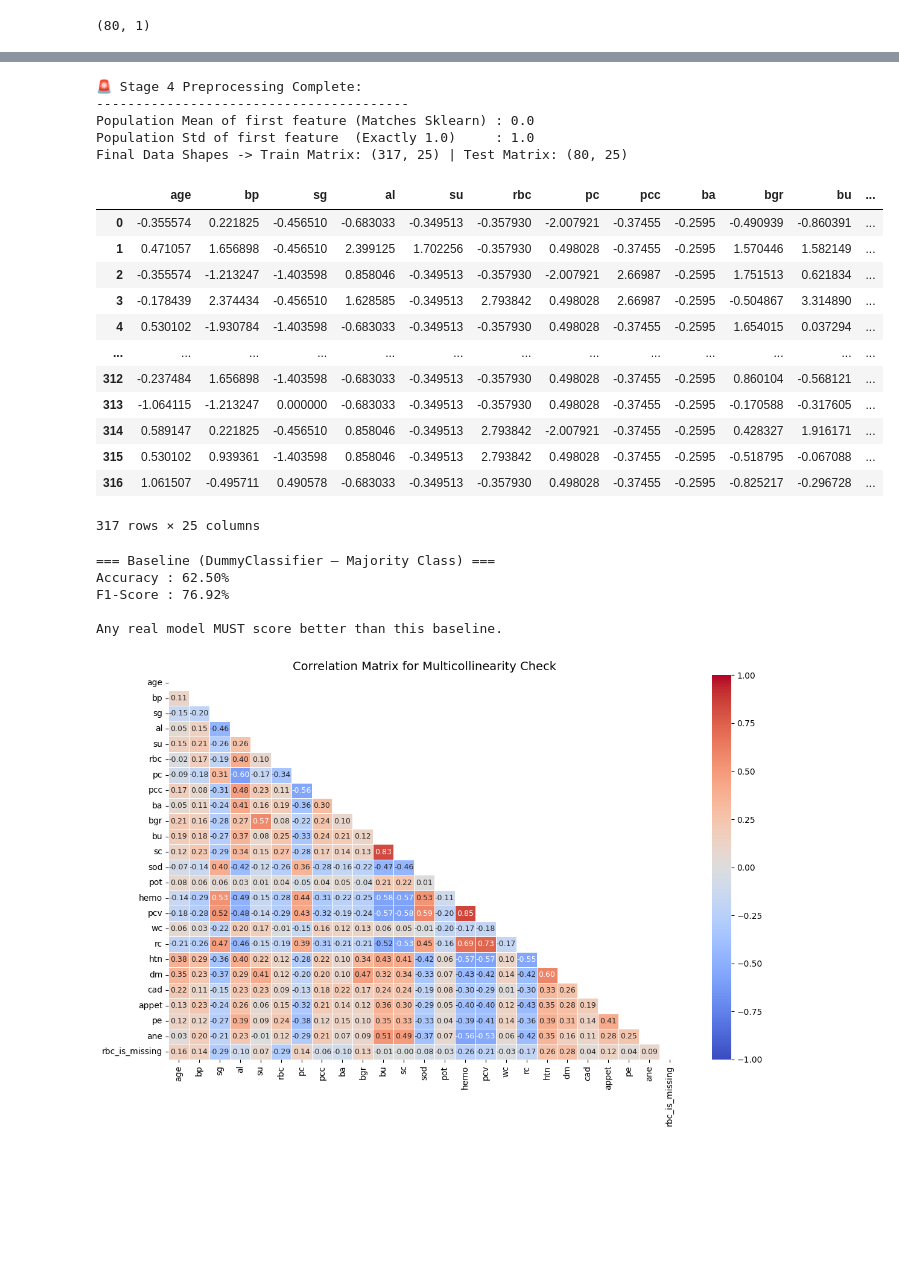
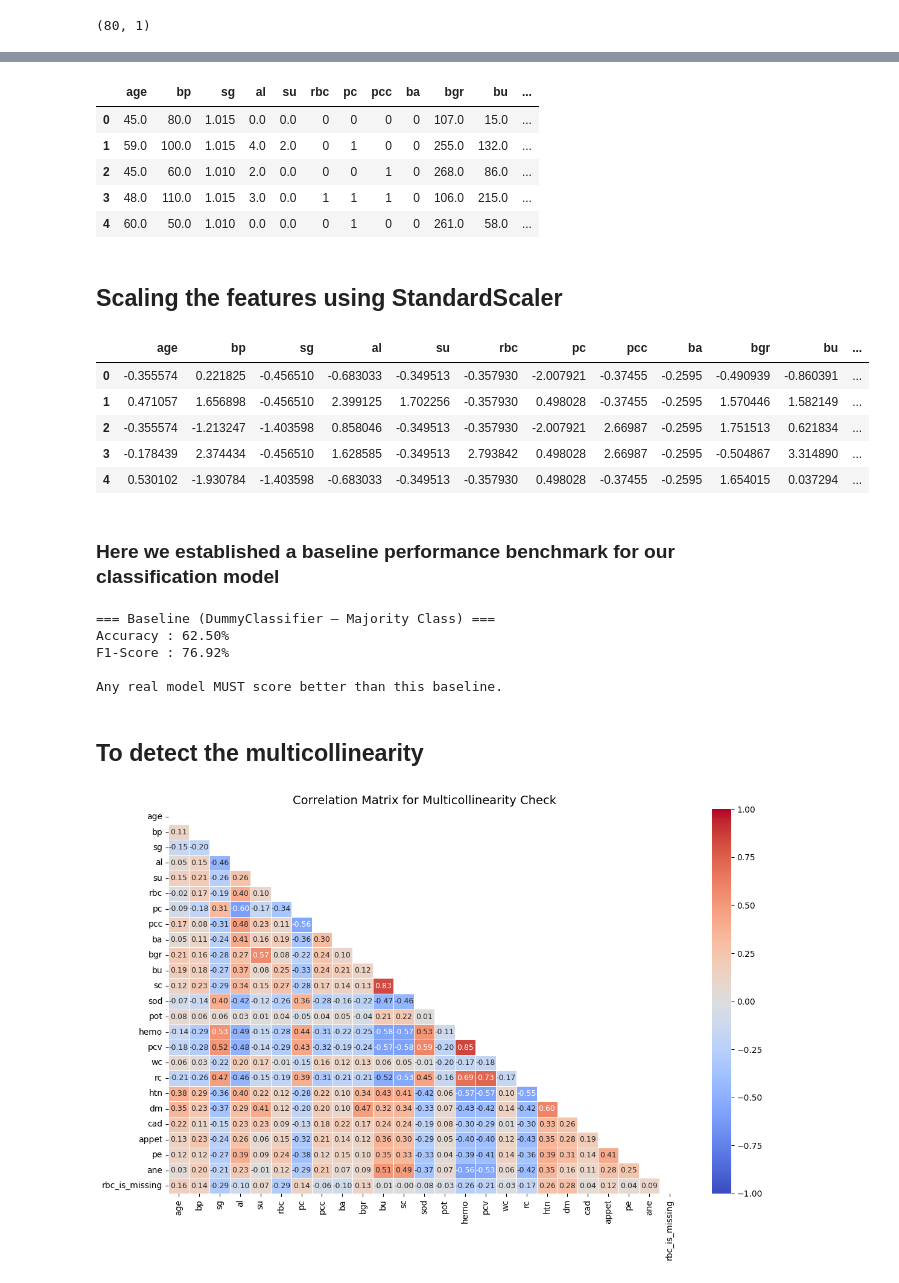
Before and after one commit to ShabeebMhd/CKD_Capstone-Project, a Jupyter notebook: 4. Feature Selection and Model Creation/Feature Selection and Model Creation.ipynb, the cells around one changed output, grey strips where cells are left out. Drawn from its saved outputs; the diff is of its cells as text; code cells hidden in the pictures; blank space fills up the shorter version.

```diff
--- a/4. Feature Selection and Model Creation/Feature Selection and Model Creation.ipynb
+++ b/4. Feature Selection and Model Creation/Feature Selection and Model Creation.ipynb
@@ -130,3 +105,14 @@ print(f"✓ Operational Matrix Dimensions -> Test shape  : {X_test_encoded.shape
+# %%
+X_train_encoded.head()
+# %% [output]
+|  | age | bp | sg | al | su | rbc | pc | pcc | ba | bgr | bu | ... |
+| 0 | 45.0 | 80.0 | 1.015 | 0.0 | 0.0 | 0 | 0 | 0 | 0 | 107.0 | 15.0 | ... |
+| 1 | 59.0 | 100.0 | 1.015 | 4.0 | 2.0 | 0 | 1 | 0 | 0 | 255.0 | 132.0 | ... |
+| 2 | 45.0 | 60.0 | 1.010 | 2.0 | 0.0 | 0 | 0 | 1 | 0 | 268.0 | 86.0 | ... |
+| 3 | 48.0 | 110.0 | 1.015 | 3.0 | 0.0 | 1 | 1 | 1 | 0 | 106.0 | 215.0 | ... |
+| 4 | 60.0 | 50.0 | 1.010 | 0.0 | 0.0 | 0 | 1 | 0 | 0 | 261.0 | 58.0 | ... |
+# %% [markdown]
+## Scaling the features using StandardScaler
 # %%
 from sklearn.preprocessing import StandardScaler
 
@@ -146,40 +132,17 @@ X_test_scaled = pd.DataFrame(
     columns=X_test_encoded.columns,
     index=X_test_encoded.index
 )
-
-# ==========================================
-# 4. BULLETPROOF POPULATION SCALE VERIFICATION
-# ==========================================
-print("🚨 Stage 4 Preprocessing Complete:")
-print("-" * 40)
-
-# Using np.mean and np.std calculates population statistics matching Scikit-Learn exactly
-first_col_array = X_train_scaled.iloc[:, 0].to_numpy()
-print("Population Mean of first feature (Matches Sklearn) :", round(np.mean(first_col_array), 4))
-print("Population Std of first feature  (Exactly 1.0)     :", round(np.std(first_col_array), 4))
-print(f"Final Data Shapes -> Train Matrix: {X_train_scaled.shape} | Test Matrix: {X_test_scaled.shape}")
-# %% [output]
-🚨 Stage 4 Preprocessing Complete:
-----------------------------------------
-Population Mean of first feature (Matches Sklearn) : 0.0
-Population Std of first feature  (Exactly 1.0)     : 1.0
-Final Data Shapes -> Train Matrix: (317, 25) | Test Matrix: (80, 25)
 # %%
-X_train_scaled
+X_train_scaled.head()
 # %% [output]
 |  | age | bp | sg | al | su | rbc | pc | pcc | ba | bgr | bu | ... |
 | 0 | -0.355574 | 0.221825 | -0.456510 | -0.683033 | -0.349513 | -0.357930 | -2.007921 | -0.37455 | -0.2595 | -0.490939 | -0.860391 | ... |
 | 1 | 0.471057 | 1.656898 | -0.456510 | 2.399125 | 1.702256 | -0.357930 | 0.498028 | -0.37455 | -0.2595 | 1.570446 | 1.582149 | ... |
 | 2 | -0.355574 | -1.213247 | -1.403598 | 0.858046 | -0.349513 | -0.357930 | -2.007921 | 2.66987 | -0.2595 | 1.751513 | 0.621834 | ... |
 | 3 | -0.178439 | 2.374434 | -0.456510 | 1.628585 | -0.349513 | 2.793842 | 0.498028 | 2.66987 | -0.2595 | -0.504867 | 3.314890 | ... |
 | 4 | 0.530102 | -1.930784 | -1.403598 | -0.683033 | -0.349513 | -0.357930 | 0.498028 | -0.37455 | -0.2595 | 1.654015 | 0.037294 | ... |
-| ... | ... | ... | ... | ... | ... | ... | ... | ... | ... | ... | ... | ... |
-| 312 | -0.237484 | 1.656898 | -1.403598 | -0.683033 | -0.349513 | -0.357930 | 0.498028 | -0.37455 | -0.2595 | 0.860104 | -0.568121 | ... |
-| 313 | -1.064115 | -1.213247 | 0.000000 | -0.683033 | -0.349513 | -0.357930 | 0.498028 | -0.37455 | -0.2595 | -0.170588 | -0.317605 | ... |
-| 314 | 0.589147 | 0.221825 | -0.456510 | 0.858046 | -0.349513 | 2.793842 | -2.007921 | -0.37455 | -0.2595 | 0.428327 | 1.916171 | ... |
-| 315 | 0.530102 | 0.939361 | -1.403598 | 0.858046 | -0.349513 | 2.793842 | 0.498028 | -0.37455 | -0.2595 | -0.518795 | -0.067088 | ... |
-| 316 | 1.061507 | -0.495711 | 0.490578 | -0.683033 | -0.349513 | -0.357930 | 0.498028 | -0.37455 | -0.2595 | -0.825217 | -0.296728 | ... |
-317 rows × 25 columns
+# %% [markdown]
+### Here we established a baseline performance benchmark for our classification model
 # %%
 from sklearn.dummy import DummyClassifier
 from sklearn.metrics import accuracy_score, f1_score
@@ -198,4 +161,6 @@ Accuracy : 62.50%
 F1-Score : 76.92%
 
 Any real model MUST score better than this baseline.
+# %% [markdown]
+## To detect the multicollinearity
 # %%
```
Also changed, not shown: parts of 32 cells of this notebook.
